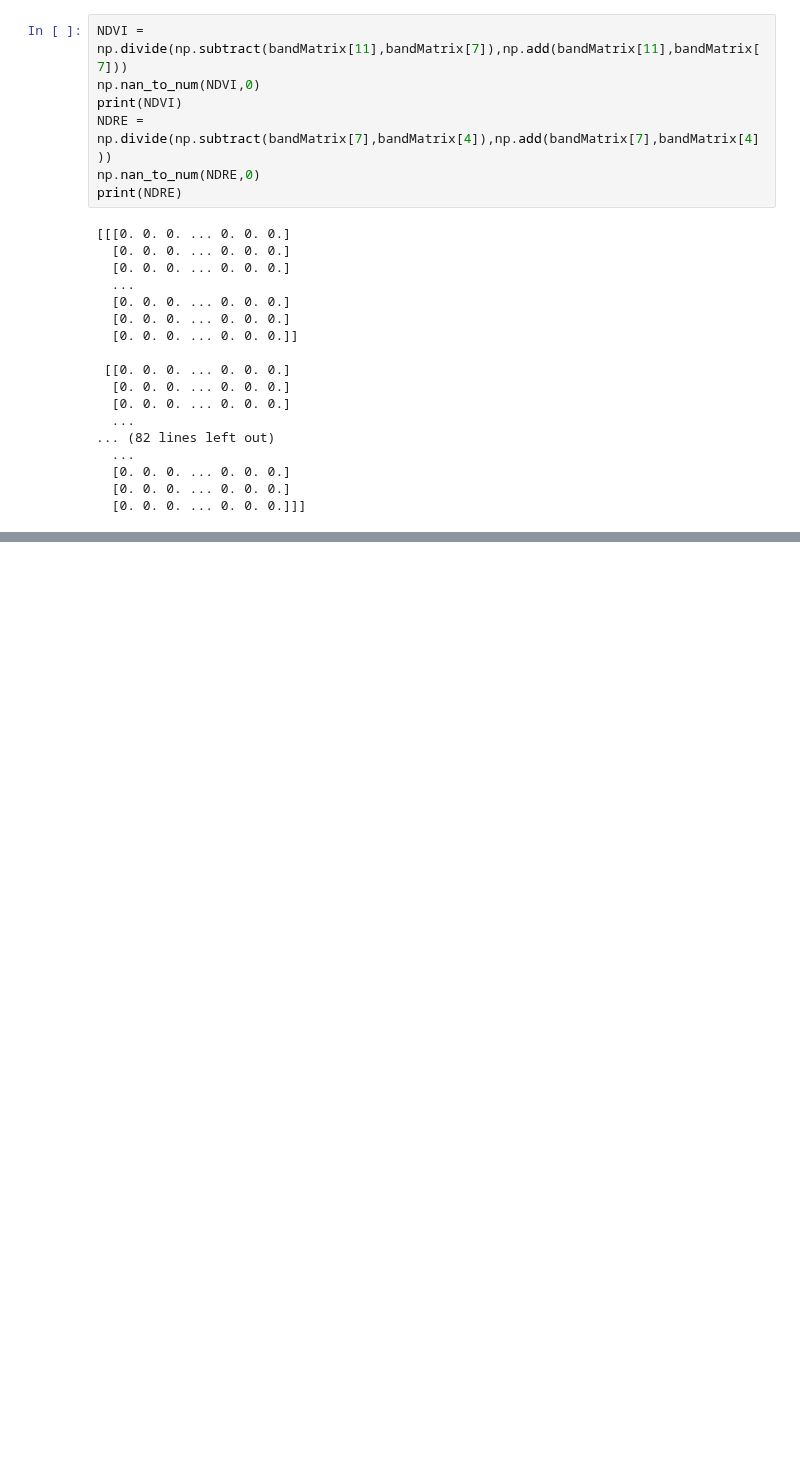
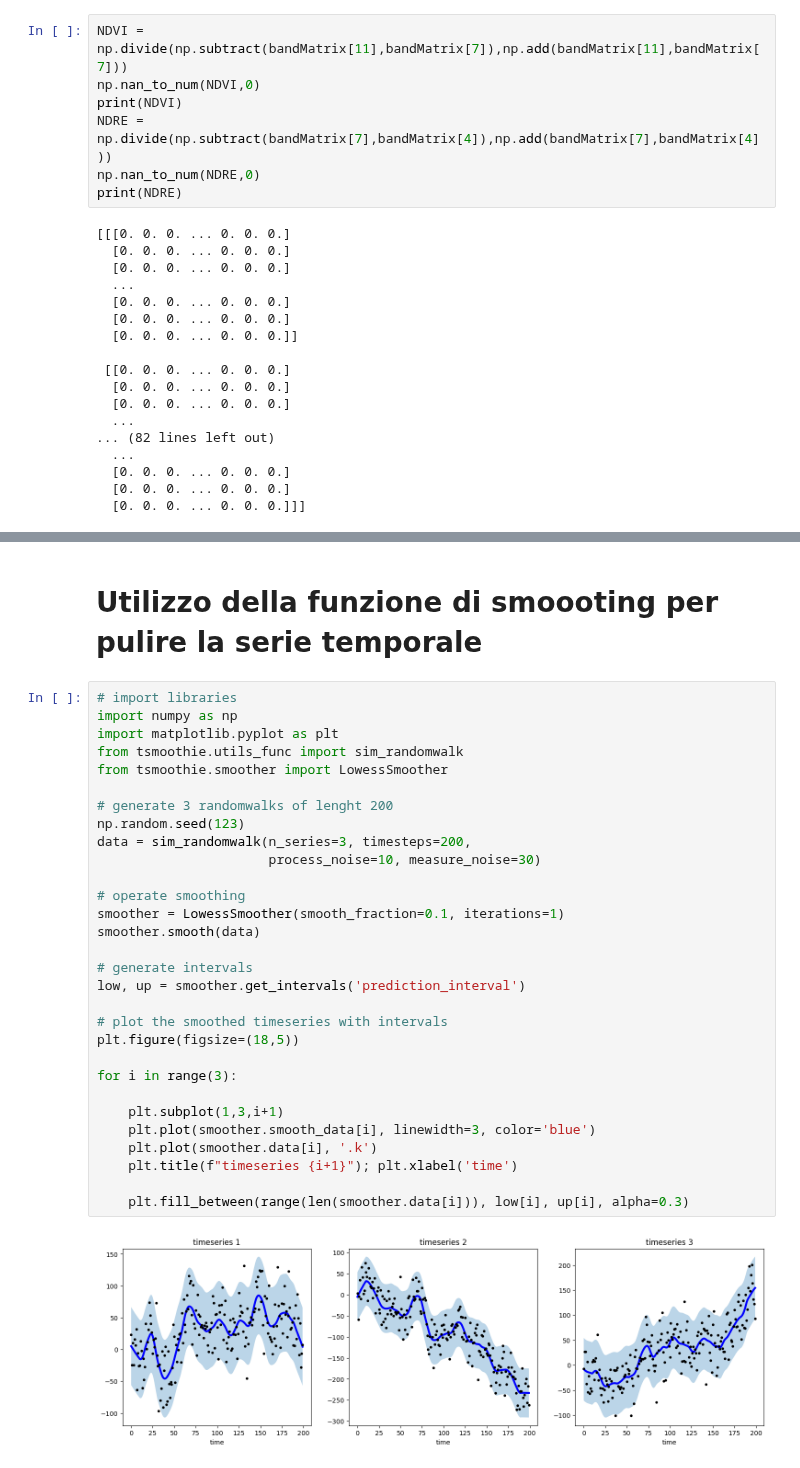
Before and after one commit to Simone-Scalella/AgriVision2022, a Jupyter notebook: geoT2.ipynb, the cells around one changed output, grey strips where cells are left out. Saved outputs shown, nothing was run; the diff lists cells and outputs as text; blank space fills up the shorter version.

```diff
--- a/geoT2.ipynb
+++ b/geoT2.ipynb
@@ -87,0 +145,34 @@ print(NDRE)
+# %% [markdown]
+# Utilizzo della funzione di smoooting per pulire la serie temporale
+# %%
+# import libraries
+import numpy as np
+import matplotlib.pyplot as plt
+from tsmoothie.utils_func import sim_randomwalk
+from tsmoothie.smoother import LowessSmoother
+
+# generate 3 randomwalks of lenght 200
+np.random.seed(123)
+data = sim_randomwalk(n_series=3, timesteps=200,
+                      process_noise=10, measure_noise=30)
+
+# operate smoothing
+smoother = LowessSmoother(smooth_fraction=0.1, iterations=1)
+smoother.smooth(data)
+
+# generate intervals
+low, up = smoother.get_intervals('prediction_interval')
+
+# plot the smoothed timeseries with intervals
+plt.figure(figsize=(18,5))
+
+for i in range(3):
+
+    plt.subplot(1,3,i+1)
+    plt.plot(smoother.smooth_data[i], linewidth=3, color='blue')
+    plt.plot(smoother.data[i], '.k')
+    plt.title(f"timeseries {i+1}"); plt.xlabel('time')
+
+    plt.fill_between(range(len(smoother.data[i])), low[i], up[i], alpha=0.3)
+# %% [output]
+[figure, added]
```
Also changed, not shown: parts of 9 cells of this notebook, 1 other file.
